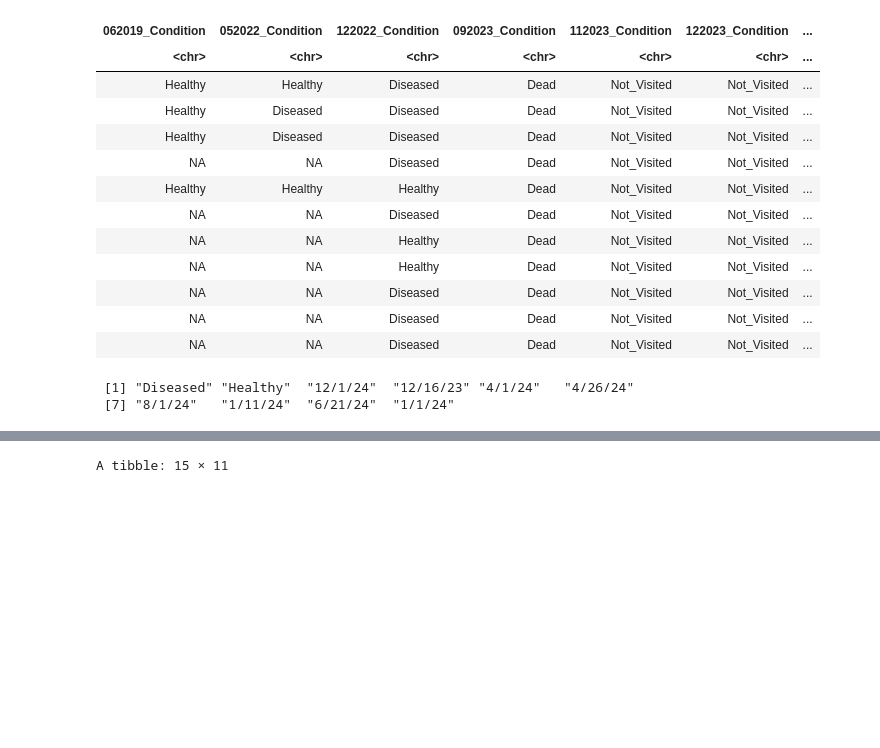
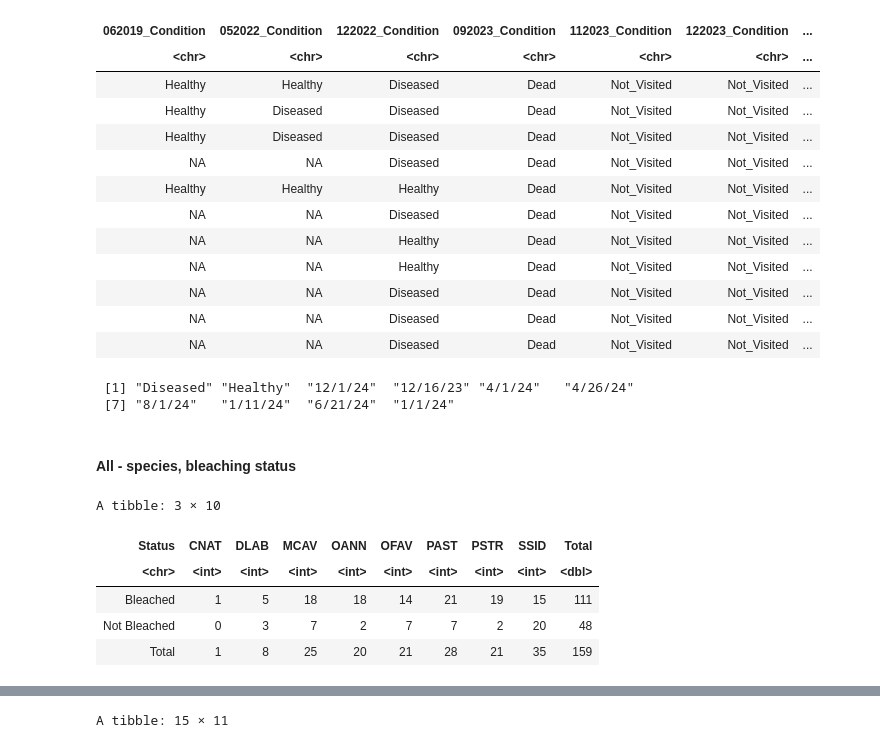
Before and after one commit to brookewicz/Code_notebook, a Jupyter notebook: data_summaries/ColonySummaryTables.ipynb, the cells around one changed output, grey strips where cells are left out. Saved outputs shown, nothing was run; the diff lists cells and outputs as text; code cells hidden in the pictures; blank space fills up the shorter version.

```diff
--- a/data_summaries/ColonySummaryTables.ipynb
+++ b/data_summaries/ColonySummaryTables.ipynb
@@ -161,3 +124,5 @@ unique(clb_colony$Date_DocumentedMortality)
 # %% [output]
  [1] "Diseased" "Healthy"  "12/1/24"  "12/16/23" "4/1/24"   "4/26/24"
  [7] "8/1/24"   "1/11/24"  "6/21/24"  "1/1/24"
+# %% [markdown]
+#### All - species, bleaching status
@@ -163,0 +139,25 @@ unique(clb_colony$Date_DocumentedMortality)
+# %%
+# Count by Location, Species, and Status
+clb_specie <- clb_colony %>%
+  group_by(Species, Status) %>%
+  summarise(n = n(), .groups = "drop") %>%
+  pivot_wider(names_from = Species, values_from = n, values_fill = 0) %>%
+  mutate(Total = rowSums(across(-c(Status))))
+
+# Add grand total row
+grand_total <- clb_specie %>%
+  select(-c(Status)) %>%
+  summarise(across(everything(), sum)) %>%
+  mutate(Status = "Total") %>%
+  select(Status, everything())
+
+# Combine
+clb_summary <- bind_rows(clb_specie, grand_total)
+clb_summary
+# %% [output]
+A tibble: 3 × 10
+| Status | CNAT | DLAB | MCAV | OANN | OFAV | PAST | PSTR | SSID | Total |
+| <chr> | <int> | <int> | <int> | <int> | <int> | <int> | <int> | <int> | <dbl> |
+| Bleached | 1 | 5 | 18 | 18 | 14 | 21 | 19 | 15 | 111 |
+| Not Bleached | 0 | 3 | 7 | 2 | 7 | 7 | 2 | 20 | 48 |
+| Total | 1 | 8 | 25 | 20 | 21 | 28 | 21 | 35 | 159 |
```
Also changed, not shown: parts of 22 cells of this notebook, 7 other files.
